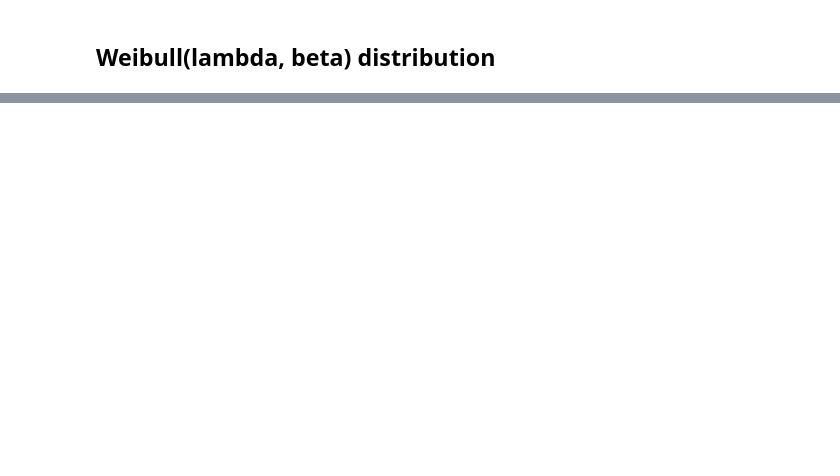
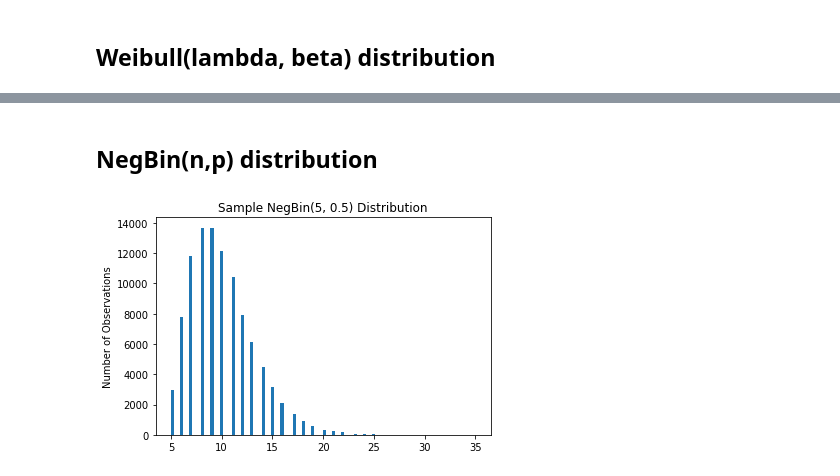
Before and after one commit to spencervore-dev/simulation_course_random_variate_generation_example, a Jupyter notebook: plot_distributions.ipynb, the cells around one changed output, grey strips where cells are left out. Saved outputs shown, nothing was run; the diff lists cells and outputs as text; code cells hidden in the pictures; blank space fills up the shorter version.

```diff
--- a/plot_distributions.ipynb
+++ b/plot_distributions.ipynb
@@ -228,0 +261,13 @@ plt.show()
+# %% [markdown]
+## NegBin(n,p) distribution
+# %%
+n = 5
+p = 0.5
+
+negbins = [rds.negbin(n, p) for _ in range(100_000)]
+plt.hist(negbins, bins=100)
+plt.title(f"Sample NegBin({n}, {p}) Distribution")
+plt.ylabel("Number of Observations")
+plt.show()
+# %% [output]
+[figure, added]
```
Also changed, not shown: parts of 21 cells of this notebook.
